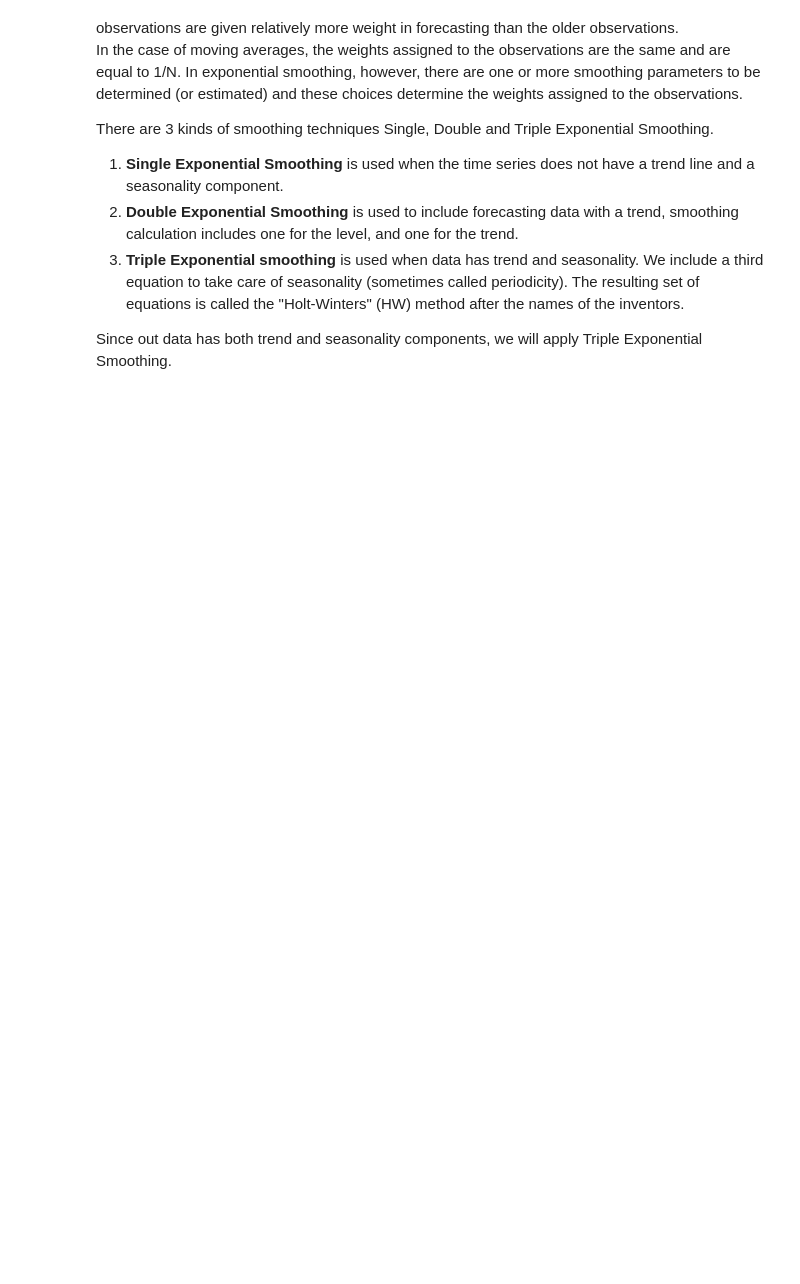
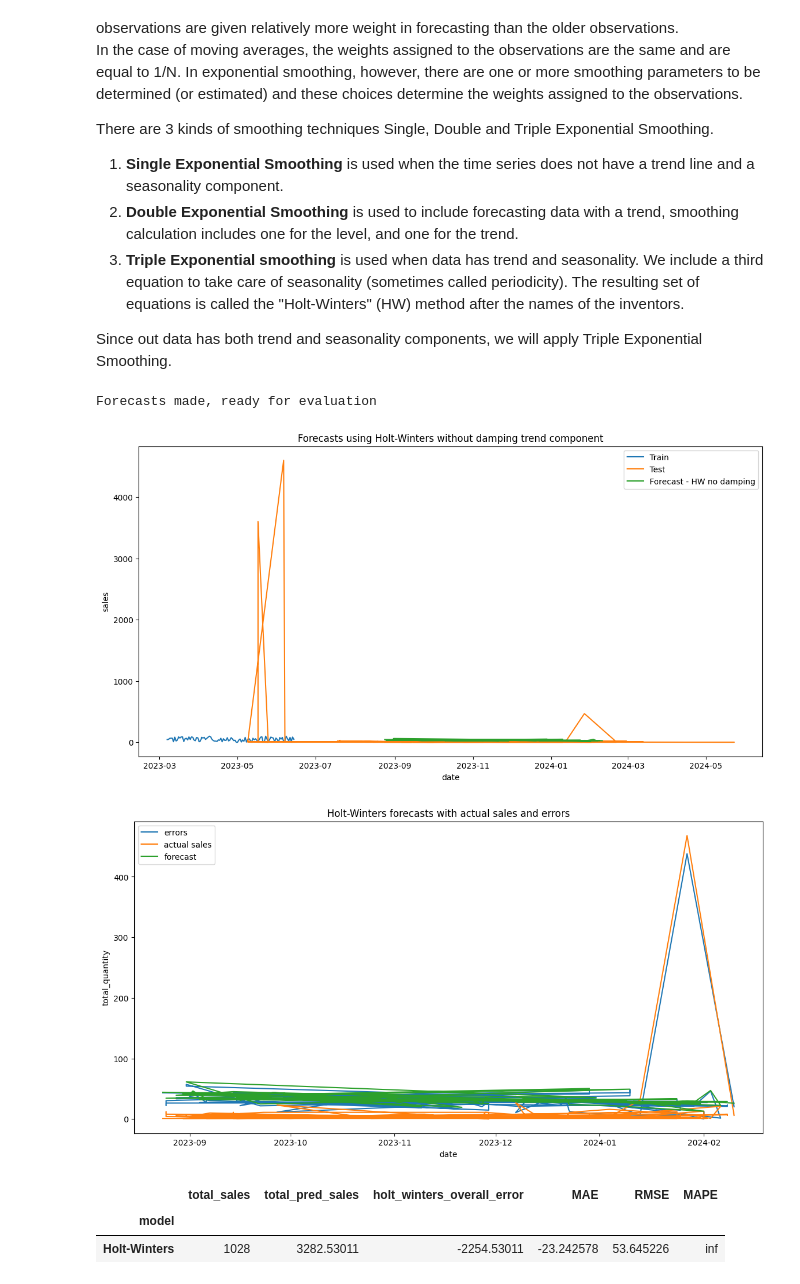
Before and after one commit to PGPradhan/Sales-Forecasting, a Jupyter notebook: Sales_Forcasting_Methods.ipynb, the cells around one changed output. Saved outputs shown, nothing was run; the diff lists cells and outputs as text; code cells hidden in the pictures; blank space fills up the shorter version.

```diff
--- a/Sales_Forcasting_Methods.ipynb
+++ b/Sales_Forcasting_Methods.ipynb
@@ -706,3 +722,71 @@ There are 3 kinds of smoothing techniques Single, Double and Triple Exponential
 3. <b>Triple Exponential smoothing</b> is used when data has trend and seasonality. We include a third equation to take care of seasonality (sometimes called periodicity). The resulting set of equations is called the "Holt-Winters" (HW) method after the names of the inventors.
 
 Since out data has both trend and seasonality components, we will apply Triple Exponential Smoothing.
+# %%
+hw_model_1 = ExponentialSmoothing(hw_train_df, trend='add', seasonal='add', seasonal_periods=12, use_boxcox=False)
+hw_fit_1 = hw_model_1.fit()
+pred_fit_1 = pd.Series(hw_fit_1.predict(start=hw_test_df.index[0], end=hw_test_df.index[-1]), name='pred_sales').reset_index()
+
+hw_model_2 = ExponentialSmoothing(hw_train_df, trend='add', seasonal='add', seasonal_periods=12, damped=True, use_boxcox=False)
+hw_fit_2 = hw_model_2.fit()
+pred_fit_2 = pd.Series(hw_fit_2.predict(start=hw_test_df.index[0], end=hw_test_df.index[-1]), name='pred_sales').reset_index()
+
+print('Forecasts made, ready for evaluation')
+# %% [output]
+Forecasts made, ready for evaluation
+# %%
+# Merge predictions and actual sales into one df
+errors_df_hw = pd.merge(test_df, pred_fit_1, left_on='date', right_on='index')
+errors_df_hw = errors_df_hw[['date', 'total_quantity', 'pred_sales']]
+errors_df_hw['errors'] = errors_df_hw.total_quantity - errors_df_hw.pred_sales
+errors_df_hw.insert(0, 'model', 'Holt-Winters')
+
+
+# Evaluate the predictions for Holt-Winters without damping trend component
+plt.figure(figsize=(14,7))
+plt.plot(train_df1['date'], train_df1['total_quantity'], label='Train')
+plt.plot(test_df1['date'], test_df1['total_quantity'], label='Test')
+plt.plot(errors_df_hw['date'], errors_df_hw['pred_sales'], label='Forecast - HW no damping')
+plt.legend(loc='best')
+plt.xlabel('date')
+plt.ylabel('sales')
+plt.title('Forecasts using Holt-Winters without damping trend component')
+plt.show()
+
+
+plt.figure(figsize=(14,7))
+plt.plot(errors_df_hw['date'], np.abs(errors_df_hw['errors']), label='errors')
+plt.plot(errors_df_hw['date'], errors_df_hw['total_quantity'], label='actual sales')
+plt.plot(errors_df_hw['date'], errors_df_hw['pred_sales'], label='forecast')
+plt.legend(loc='best')
+plt.xlabel('date')
+plt.ylabel('total_quantity')
+plt.title('Holt-Winters forecasts with actual sales and errors')
+plt.show()
+
+def mape(y_true, y_pred):
+    return np.mean(np.abs((y_true - y_pred) / y_true)) * 100
+
+result_df_hw = errors_df_hw.groupby('model').agg(total_sales=('total_quantity', 'sum'),
+                                          total_pred_sales=('pred_sales', 'sum'),
+                                          holt_winters_overall_error=('errors', 'sum'),
+                                          MAE=('errors', 'mean'),
+                                          RMSE=('errors', lambda x: np.sqrt(np.mean(x**2))),
+                                          MAPE=('total_quantity', lambda x: mape(x, errors_df_hw['pred_sales'])))
+
+result_df_hw
+
+
+# result_df_hw = errors_df_hw.groupby('model').agg(total_sales=('total_quantity', 'sum'),
+#                                           total_pred_sales=('pred_sales', 'sum'),
+#                                           holt_winters_overall_error=('errors', 'sum'),
+#                                           MAE=('errors', mae),
+#                                           RMSE=('errors', rmse),
+#                                           MAPE=('errors', mape))
+# result_df_hw
+# %% [output]
+[figure, added]
+[figure, added]
+|  | total_sales | total_pred_sales | holt_winters_overall_error | MAE | RMSE | MAPE |
+| model |  |  |  |  |  |  |
+| Holt-Winters | 1028 | 3282.53011 | -2254.53011 | -23.242578 | 53.645226 | inf |
```
Also changed, not shown: parts of 7 cells of this notebook.
